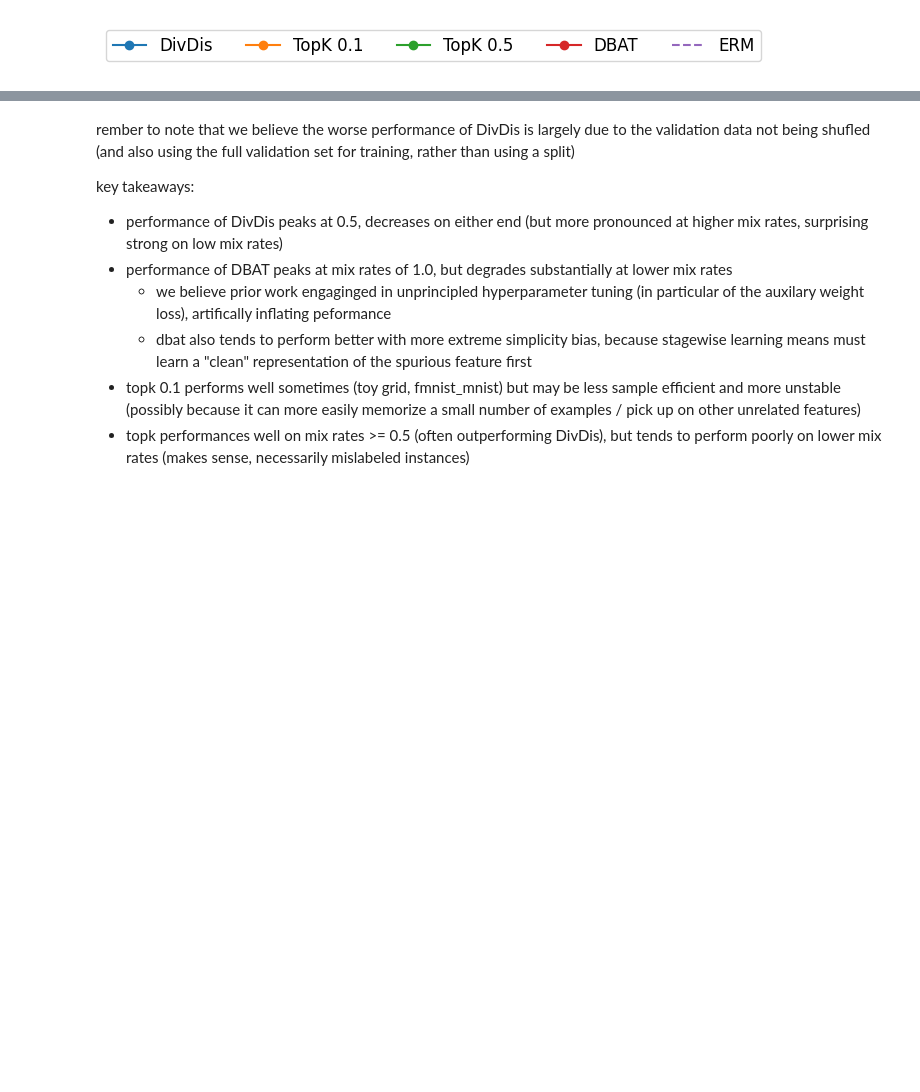
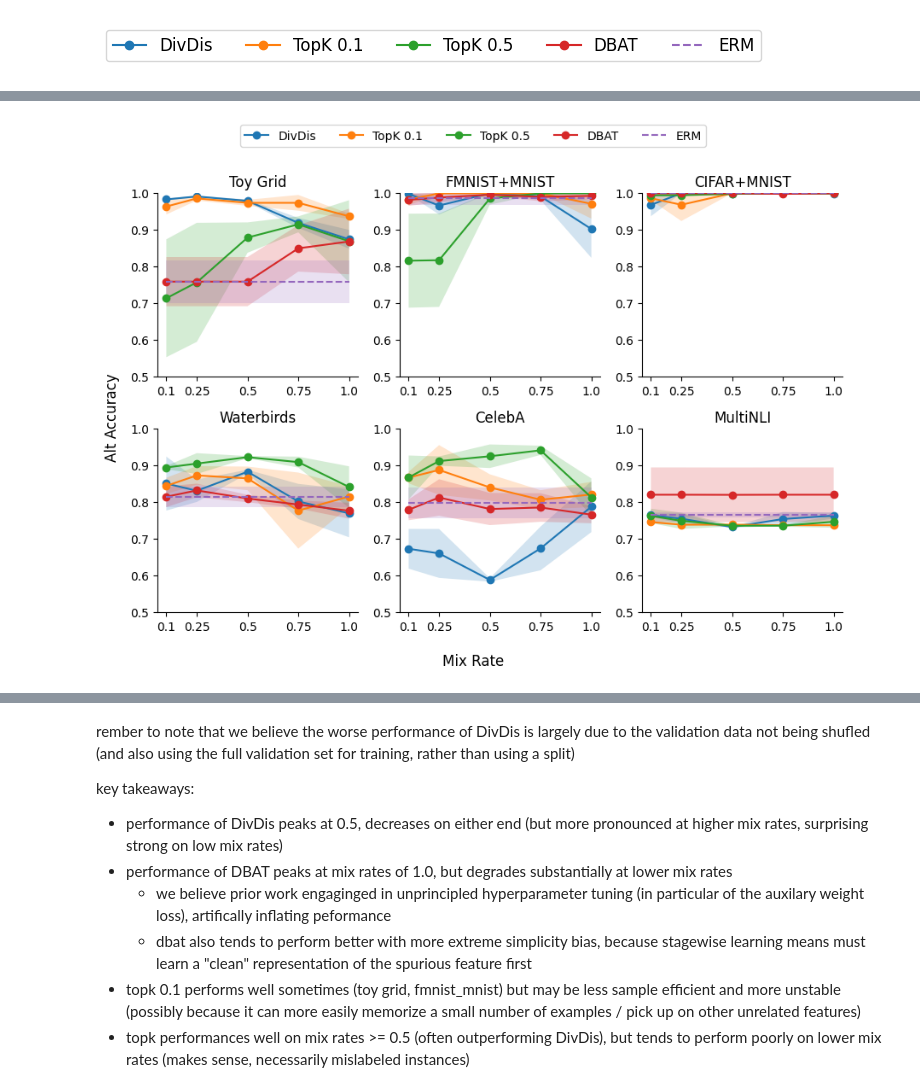
Before and after one commit to oliveradk/diverse-gen, a Jupyter notebook: experiments/250122_cc/0_cc_exps.ipynb, the cells around one changed output, grey strips where cells are left out. Cells and saved outputs as stored; diff of their text form; code cells hidden in the pictures; blank space fills up the shorter version.

```diff
--- a/experiments/250122_cc/0_cc_exps.ipynb
+++ b/experiments/250122_cc/0_cc_exps.ipynb
@@ -348,6 +421,3 @@ acc_results = defaultdict(lambda:defaultdict(list))
 for ds_name, method_dict in exps_by_dataset_method.items():
     for method_name, exps in method_dict.items():
         acc_results[ds_name][method_name] = get_acc_results(exps, model_selection="loss", acc_metric="test_acc", verbose=True)
-# %%
-for ds_name, method_dict in acc_results.items():
-    plot_acc_results(method_dict, title=ds_name, legend=False, ignored_loss_types=ignored_loss_types, ylim=(0.5, 1.0))
@@ -361,6 +429,12 @@ for ds_name, method_dict in acc_results.items():
 # %%
 # get average accs (by val loss) for each experiment
 alt_acc_results = defaultdict(lambda:defaultdict(list))
 for ds_name, method_dict in exps_by_dataset_method.items():
     for method_name, exps in method_dict.items():
         alt_acc_results[ds_name][method_name] = get_acc_results(exps, model_selection="loss", acc_metric="test_acc_alt")
+
+plot_acc_results_grid(alt_acc_results, ignored_loss_types=ignored_loss_types,
+                      dataset_titles=dataset_titles, ylabel="Alt Accuracy")
+plt.show()
+# %% [output]
+[figure, added]
```
Also changed, not shown: parts of 6 cells of this notebook.
